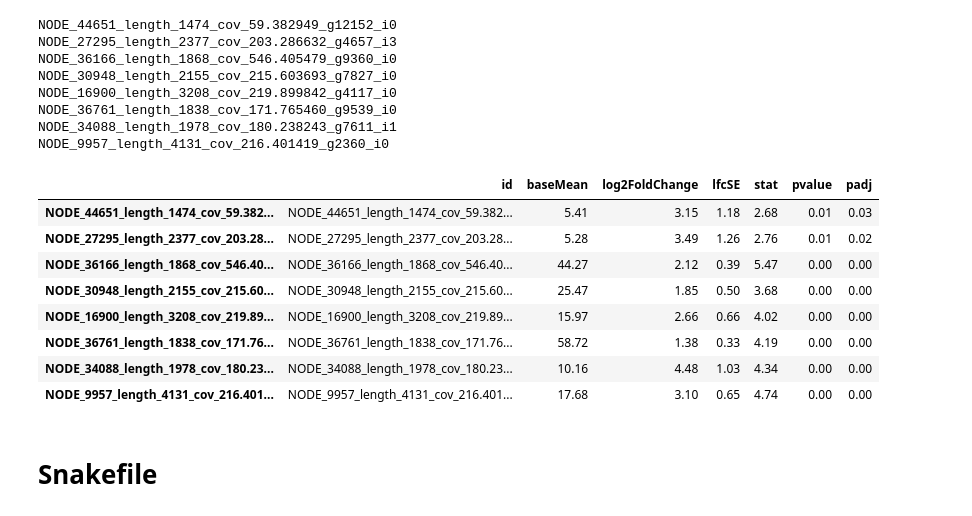
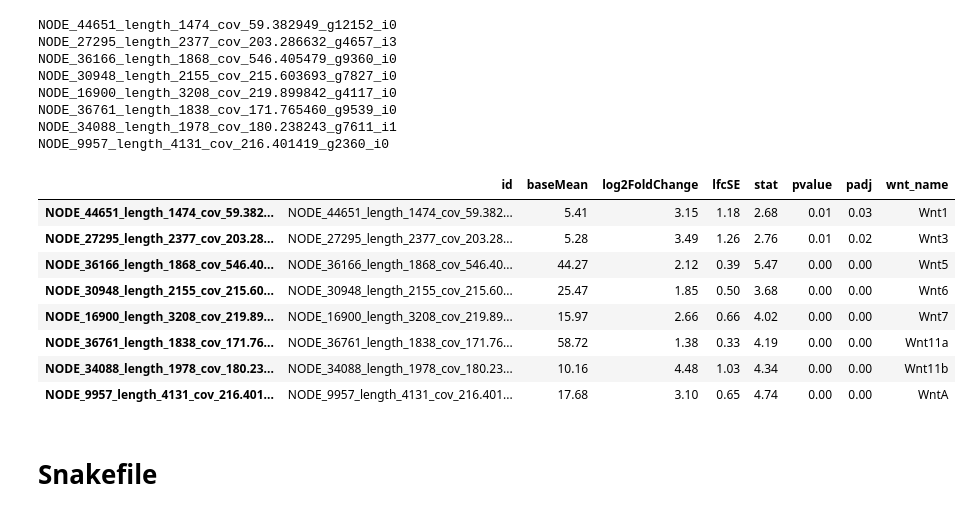
Before and after one commit to angrygeese/DynamenaProject_BI2023-24, a Jupyter notebook: code/Lab_journal_stas_project.ipynb, the cells around one changed output. Drawn from its saved outputs; the diff is of its cells as text; code cells hidden in the pictures.

```diff
--- a/code/Lab_journal_stas_project.ipynb
+++ b/code/Lab_journal_stas_project.ipynb
@@ -748,9 +752,9 @@ None
 fasta_records = []
 with OpenFasta('../data_folder/raw_data/refrence/new_dyn_soft_filtered_transcripts.fasta') as gene_extractor:
     for gene in gene_extractor:
-        if gene.rec_id in deseq_results_100.index:
+        if gene.rec_id in deseq_results_ctrl_100.index:
             fasta_records.append(gene)
-        if len(fasta_records) == len(deseq_results_100.index):
+        if len(fasta_records) == len(deseq_results_ctrl_100.index):
             break
 # %% [markdown]
 ##### Check
@@ -954,3 +957,0 @@ deseq_results_lfc_neg.head(100)
-# %%
-deseq_results_ctrl_lfc_neg = deseq_results_ctrl.query('padj < 0.05 and log2FoldChange < 0').sort_values(by='log2FoldChange')
-deseq_results_ctrl_lfc_pos = deseq_results_ctrl.query('padj < 0.05 and log2FoldChange > 0').sort_values(by='log2FoldChange', ascending=False)
@@ -1136,24 +1105,29 @@ NODE_36761_length_1838_cov_171.765460_g9539_i0
 NODE_34088_length_1978_cov_180.238243_g7611_i1
 NODE_9957_length_4131_cov_216.401419_g2360_i0
 # %%
-wnt_deseq = []
+wnt_deseq, wnt_name = [], []
 with OpenFasta(r'../data_folder/raw_data/reads/Wnt/Wnt Fzd new transcr dynamena.txt') as fasta:
     for record in fasta:
         if record.rec_id in deseq_results_ctrl_lfc_pos.index:
             wnt_deseq.append(deseq_results_ctrl.loc[record.rec_id])
+            wnt_name.append(record.rec_desc)
         elif record.rec_id in deseq_results_ctrl_lfc_neg.index:
             wnt_deseq.append(deseq_results_ctrl.loc[record.rec_id])
-pd.DataFrame(wnt_deseq)
+            wnt_name.append(record.rec_desc)
+wnt_deseq_df = pd.DataFrame(wnt_deseq)
+wnt_deseq_df['wnt_name'] = wnt_name
-# %% [output]
-|  | id | baseMean | log2FoldChange | lfcSE | stat | pvalue | padj |
-| NODE_44651_length_1474_cov_59.382... | NODE_44651_length_1474_cov_59.382... | 5.41 | 3.15 | 1.18 | 2.68 | 0.01 | 0.03 |
-| NODE_27295_length_2377_cov_203.28... | NODE_27295_length_2377_cov_203.28... | 5.28 | 3.49 | 1.26 | 2.76 | 0.01 | 0.02 |
-| NODE_36166_length_1868_cov_546.40... | NODE_36166_length_1868_cov_546.40... | 44.27 | 2.12 | 0.39 | 5.47 | 0.00 | 0.00 |
-| NODE_30948_length_2155_cov_215.60... | NODE_30948_length_2155_cov_215.60... | 25.47 | 1.85 | 0.50 | 3.68 | 0.00 | 0.00 |
-| NODE_16900_length_3208_cov_219.89... | NODE_16900_length_3208_cov_219.89... | 15.97 | 2.66 | 0.66 | 4.02 | 0.00 | 0.00 |
-| NODE_36761_length_1838_cov_171.76... | NODE_36761_length_1838_cov_171.76... | 58.72 | 1.38 | 0.33 | 4.19 | 0.00 | 0.00 |
-| NODE_34088_length_1978_cov_180.23... | NODE_34088_length_1978_cov_180.23... | 10.16 | 4.48 | 1.03 | 4.34 | 0.00 | 0.00 |
-| NODE_9957_length_4131_cov_216.401... | NODE_9957_length_4131_cov_216.401... | 17.68 | 3.10 | 0.65 | 4.74 | 0.00 | 0.00 |
+# %%
+wnt_deseq_df
+# %% [output]
+|  | id | baseMean | log2FoldChange | lfcSE | stat | pvalue | padj | wnt_name |
+| NODE_44651_length_1474_cov_59.382... | NODE_44651_length_1474_cov_59.382... | 5.41 | 3.15 | 1.18 | 2.68 | 0.01 | 0.03 | Wnt1 |
+| NODE_27295_length_2377_cov_203.28... | NODE_27295_length_2377_cov_203.28... | 5.28 | 3.49 | 1.26 | 2.76 | 0.01 | 0.02 | Wnt3 |
+| NODE_36166_length_1868_cov_546.40... | NODE_36166_length_1868_cov_546.40... | 44.27 | 2.12 | 0.39 | 5.47 | 0.00 | 0.00 | Wnt5 |
+| NODE_30948_length_2155_cov_215.60... | NODE_30948_length_2155_cov_215.60... | 25.47 | 1.85 | 0.50 | 3.68 | 0.00 | 0.00 | Wnt6 |
+| NODE_16900_length_3208_cov_219.89... | NODE_16900_length_3208_cov_219.89... | 15.97 | 2.66 | 0.66 | 4.02 | 0.00 | 0.00 | Wnt7 |
+| NODE_36761_length_1838_cov_171.76... | NODE_36761_length_1838_cov_171.76... | 58.72 | 1.38 | 0.33 | 4.19 | 0.00 | 0.00 | Wnt11a |
+| NODE_34088_length_1978_cov_180.23... | NODE_34088_length_1978_cov_180.23... | 10.16 | 4.48 | 1.03 | 4.34 | 0.00 | 0.00 | Wnt11b |
+| NODE_9957_length_4131_cov_216.401... | NODE_9957_length_4131_cov_216.401... | 17.68 | 3.10 | 0.65 | 4.74 | 0.00 | 0.00 | WntA |
 # %% [markdown]
 # Snakefile
 # %%
```
Also changed, not shown: parts of 10 cells of this notebook, 4 other files.
